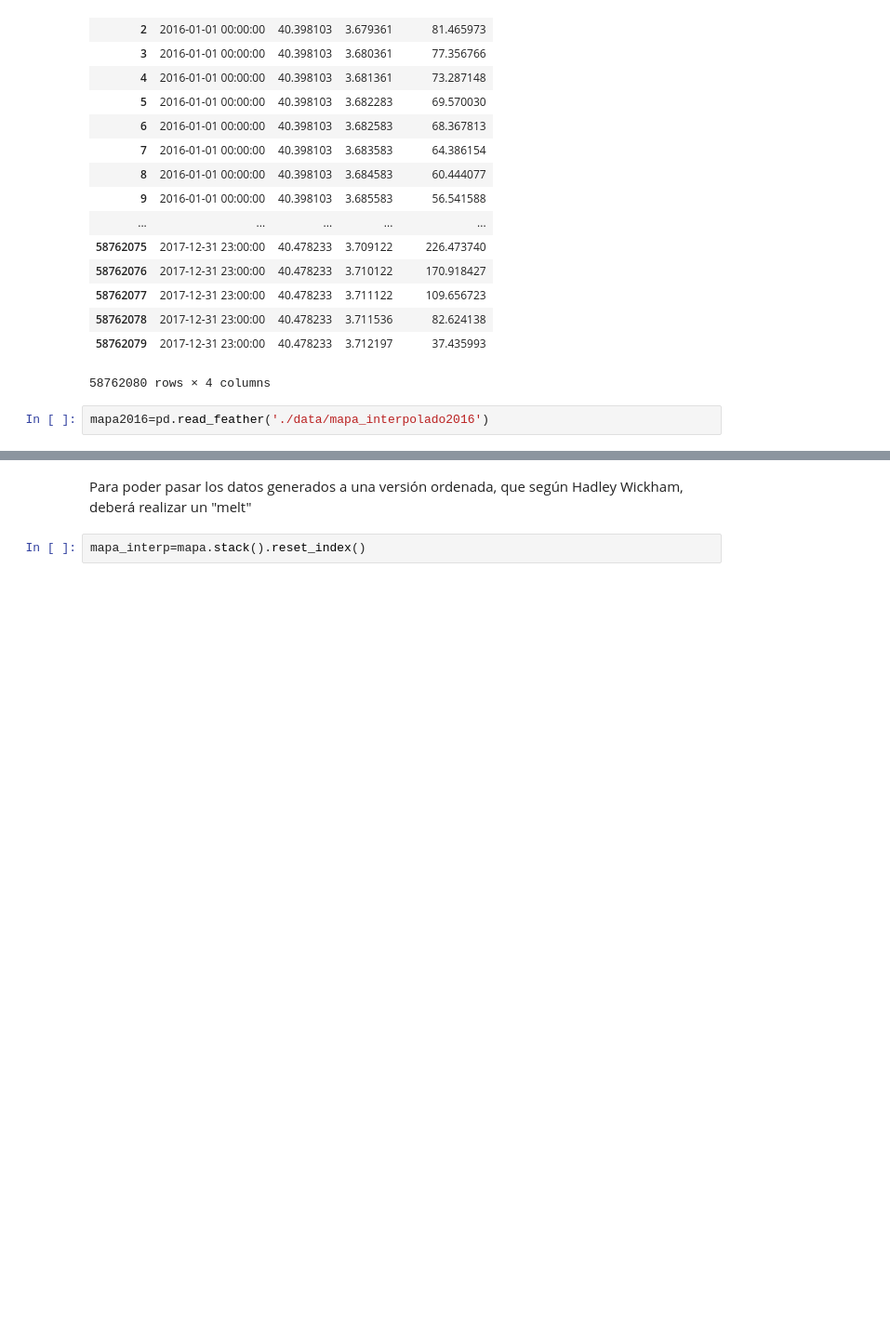
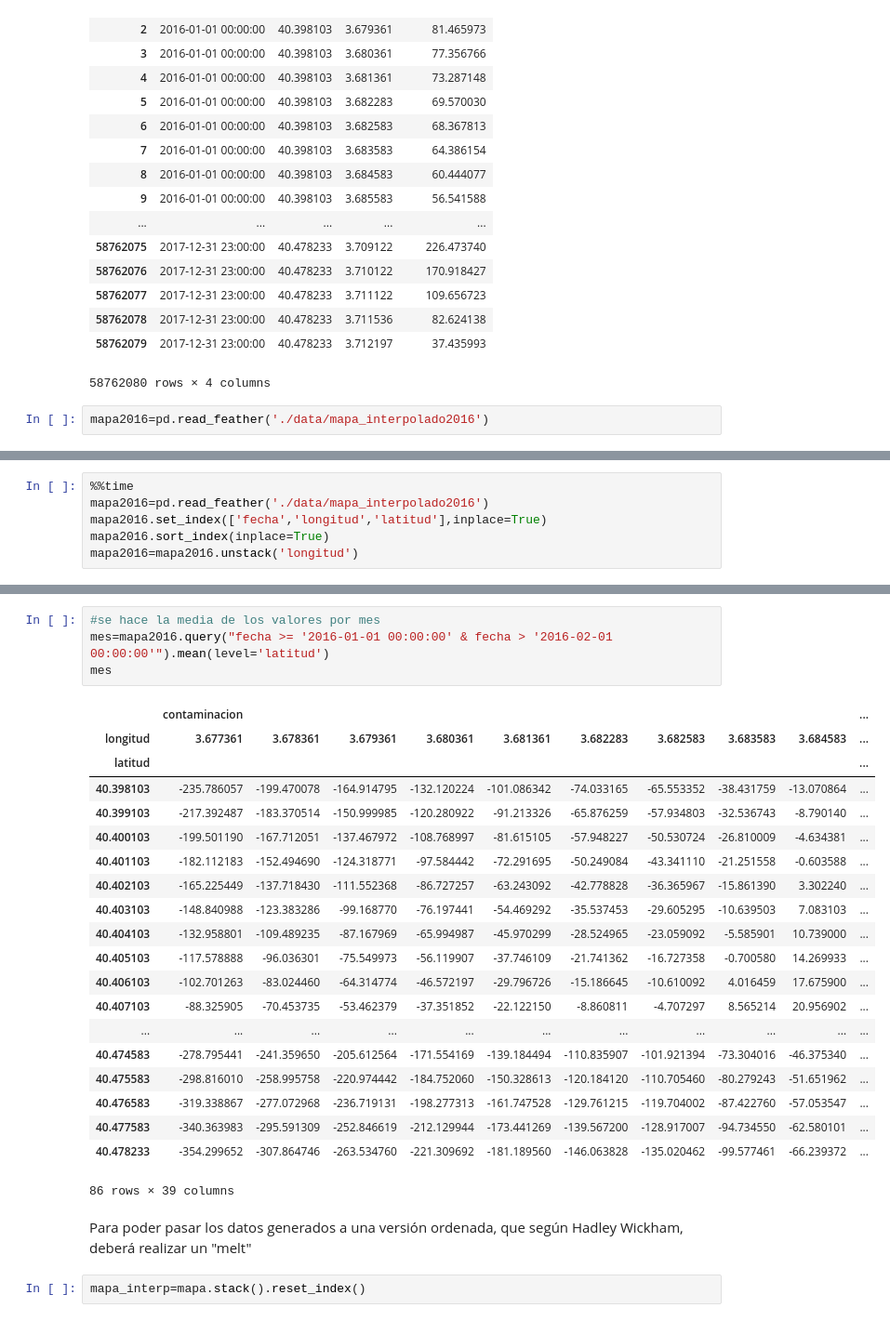
Before and after one commit to PeibolVL/TFM_MasterDataScience, a Jupyter notebook: Map_of_pollution.ipynb, the cells around one changed output, grey strips where cells are left out. Shown at 93% size. Cells and saved outputs as stored; diff of their text form; blank space fills up the shorter version.

```diff
--- a/Map_of_pollution.ipynb
+++ b/Map_of_pollution.ipynb
@@ -244,0 +196,6 @@ mapa2016
+# %%
+%%time
+mapa2016=pd.read_feather('./data/mapa_interpolado2016')
+mapa2016.set_index(['fecha','longitud','latitud'],inplace=True)
+mapa2016.sort_index(inplace=True)
+mapa2016=mapa2016.unstack('longitud')
@@ -245,3 +205,28 @@ mapa2016
+# %%
+#se hace la media de los valores por mes
+mes=mapa2016.query("fecha >= '2016-01-01 00:00:00' & fecha > '2016-02-01 00:00:00'").mean(level='latitud')
+mes
+# %% [output]
+|  | contaminacion |  |  |  |  |  |  |  |  | ... |
+| longitud | 3.677361 | 3.678361 | 3.679361 | 3.680361 | 3.681361 | 3.682283 | 3.682583 | 3.683583 | 3.684583 | ... |
+| latitud |  |  |  |  |  |  |  |  |  | ... |
+| 40.398103 | -235.786057 | -199.470078 | -164.914795 | -132.120224 | -101.086342 | -74.033165 | -65.553352 | -38.431759 | -13.070864 | ... |
+| 40.399103 | -217.392487 | -183.370514 | -150.999985 | -120.280922 | -91.213326 | -65.876259 | -57.934803 | -32.536743 | -8.790140 | ... |
+| 40.400103 | -199.501190 | -167.712051 | -137.467972 | -108.768997 | -81.615105 | -57.948227 | -50.530724 | -26.810009 | -4.634381 | ... |
+| 40.401103 | -182.112183 | -152.494690 | -124.318771 | -97.584442 | -72.291695 | -50.249084 | -43.341110 | -21.251558 | -0.603588 | ... |
+| 40.402103 | -165.225449 | -137.718430 | -111.552368 | -86.727257 | -63.243092 | -42.778828 | -36.365967 | -15.861390 | 3.302240 | ... |
+| 40.403103 | -148.840988 | -123.383286 | -99.168770 | -76.197441 | -54.469292 | -35.537453 | -29.605295 | -10.639503 | 7.083103 | ... |
+| 40.404103 | -132.958801 | -109.489235 | -87.167969 | -65.994987 | -45.970299 | -28.524965 | -23.059092 | -5.585901 | 10.739000 | ... |
+| 40.405103 | -117.578888 | -96.036301 | -75.549973 | -56.119907 | -37.746109 | -21.741362 | -16.727358 | -0.700580 | 14.269933 | ... |
+| 40.406103 | -102.701263 | -83.024460 | -64.314774 | -46.572197 | -29.796726 | -15.186645 | -10.610092 | 4.016459 | 17.675900 | ... |
+| 40.407103 | -88.325905 | -70.453735 | -53.462379 | -37.351852 | -22.122150 | -8.860811 | -4.707297 | 8.565214 | 20.956902 | ... |
+| ... | ... | ... | ... | ... | ... | ... | ... | ... | ... | ... |
+| 40.474583 | -278.795441 | -241.359650 | -205.612564 | -171.554169 | -139.184494 | -110.835907 | -101.921394 | -73.304016 | -46.375340 | ... |
+| 40.475583 | -298.816010 | -258.995758 | -220.974442 | -184.752060 | -150.328613 | -120.184120 | -110.705460 | -80.279243 | -51.651962 | ... |
+| 40.476583 | -319.338867 | -277.072968 | -236.719131 | -198.277313 | -161.747528 | -129.761215 | -119.704002 | -87.422760 | -57.053547 | ... |
+| 40.477583 | -340.363983 | -295.591309 | -252.846619 | -212.129944 | -173.441269 | -139.567200 | -128.917007 | -94.734550 | -62.580101 | ... |
+| 40.478233 | -354.299652 | -307.864746 | -263.534760 | -221.309692 | -181.189560 | -146.063828 | -135.020462 | -99.577461 | -66.239372 | ... |
+86 rows × 39 columns
 # %% [markdown]
 Para poder pasar los datos generados a una versión ordenada, que según Hadley Wickham, deberá realizar un "melt"
 # %%
```
Also changed, not shown: parts of 6 cells of this notebook.
